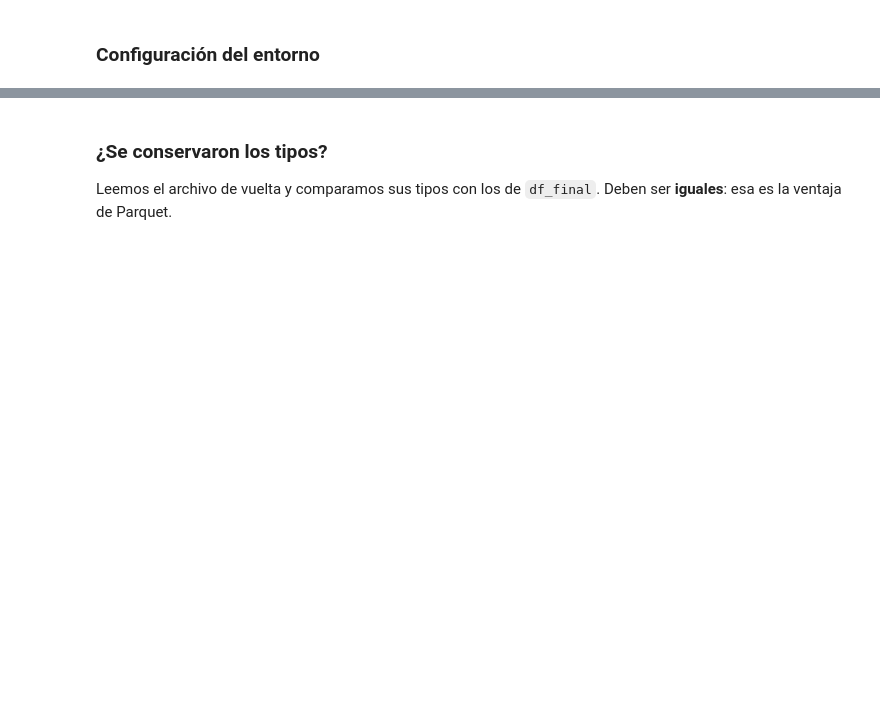
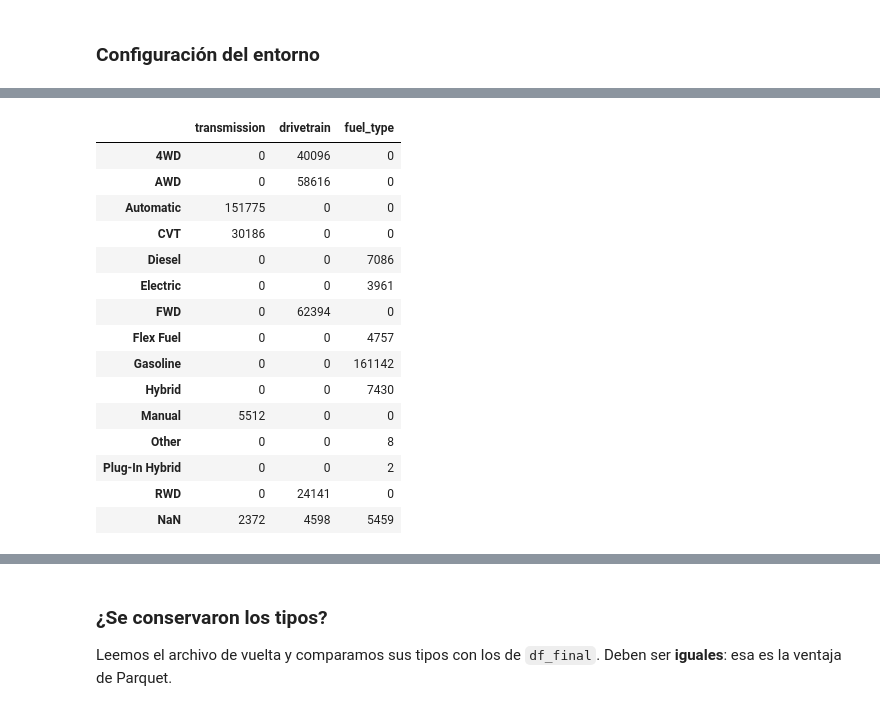
Before and after one commit to luispardave/ING_BD_ProjectF, a Jupyter notebook: Codigos/TRANSFORMACION.ipynb, the cells around one changed output, grey strips where cells are left out. Drawn from its saved outputs; the diff is of its cells as text; code cells hidden in the pictures; blank space fills up the shorter version.

```diff
--- a/Codigos/TRANSFORMACION.ipynb
+++ b/Codigos/TRANSFORMACION.ipynb
@@ -495,0 +410,20 @@ registrar('3.9', 'Metadatos de transformación y orden de columnas', len(df_fina
+# %%
+# ── 3.4 Rangos ─────────────────────────────────────────────────────────────
+
+antes = len(df)
+df = df[df['price'].between(PRECIO_MIN, PRECIO_MAX)]
+registrar('3.4a', f'Eliminar precio fuera de [${PRECIO_MIN:,}, ${PRECIO_MAX:,}]',
+          'Precios simbólicos, errores y superdeportivos distorsionan el modelo y no son autos que valúe el usuario',
+          antes, len(df), antes - len(df))
+
+antes = len(df)
+df = df[df['year'].between(ANIO_MIN, ANIO_MAX)]
+registrar('3.4b', f'Eliminar año fuera de [{ANIO_MIN}, {ANIO_MAX}]',
+          'Los clásicos se aprecian con la edad: siguen otra lógica de precio que confundiría al modelo',
+          antes, len(df), antes - len(df))
+
+antes = len(df)
+df = df[df['mileage'].between(MILLAJE_MIN, MILLAJE_MAX)]
+registrar('3.4c', f'Eliminar millaje fuera de [{MILLAJE_MIN}, {MILLAJE_MAX:,}]',
+          'Valores de relleno (999,999) que no son un millaje real',
+          antes, len(df), antes - len(df))
@@ -495,0 +447,52 @@ registrar('3.9', 'Metadatos de transformación y orden de columnas', len(df_fina
+# %%
+# ── 3.5 Reglas de estandarización ──────────────────────────────────────────
+
+def estandarizar_transmision(x):
+    if pd.isna(x): return np.nan
+    t = x.lower()
+    if 'cvt' in t or 'ivt' in t or 'variable' in t:               return 'CVT'
+    if 'manual' in t or 'm/t' in t or t == 'm':                   return 'Manual'
+    if any(p in t for p in ['auto', 'a/t', 'speed', 'dual', 'dct', 'pdk', 'shiftronic', 'select']) or t == 'a':
+        return 'Automatic'
+    return np.nan                                                 # 'Not Specified', 'AWD', 'Other'…
+
+
+def estandarizar_traccion(x):
+    if pd.isna(x): return np.nan
+    t = x.lower()
+    if t.startswith('engine'):                                    return np.nan   # el texto del motor quedó aquí por error
+    if 'front' in t or t == 'fwd':                                return 'FWD'
+    if 'rear' in t or t == 'rwd':                                 return 'RWD'
+    if 'all' in t or t == 'awd':                                  return 'AWD'
+    if 'four' in t or t in ('4wd', '4x4'):                        return '4WD'
+    return np.nan                                                 # 'Unknown', '2WD', '4x2'
+
+
+def estandarizar_combustible(x):
+    if pd.isna(x): return np.nan
+    t = x.lower()
+    if 'plug-in' in t:                                            return 'Plug-In Hybrid'
+    if 'hybrid' in t:                                             return 'Hybrid'
+    if 'diesel' in t:                                             return 'Diesel'
+    if 'e85' in t or 'flex' in t:                                 return 'Flex Fuel'
+    if 'electric' in t:                                           return 'Electric'
+    if 'gasoline' in t or 'unleaded' in t or t == 'g':            return 'Gasoline'
+    if 'natural gas' in t or 'gaseous' in t:                      return 'Other'
+    return np.nan                                                 # 'B', 'Unspecified', 'Other'
+
+
+reglas = {'transmission': estandarizar_transmision,
+          'drivetrain'  : estandarizar_traccion,
+          'fuel_type'   : estandarizar_combustible}
+
+for col, regla in reglas.items():
+    original = df[col]
+    df[col]  = original.map(regla)
+    sin_reconocer = (original.notna() & df[col].isna()).sum()
+    registrar('3.5', f'Estandarizar {col}: {original.nunique():,} variantes → {df[col].nunique()} categorías '
+                     f'({sin_reconocer:,} valores no reconocibles → nulo)',
+              'Pocas categorías consistentes: el modelo las codifica bien y el tablero las usa como filtro',
+              len(df), len(df), (original.fillna('') != df[col].fillna('')).sum())
+
+pd.DataFrame({c: df[c].value_counts(dropna=False) for c in reglas}).fillna(0).astype(int)
+# %% [output]
@@ -495,0 +505,16 @@ registrar('3.9', 'Metadatos de transformación y orden de columnas', len(df_fina
+|  | transmission | drivetrain | fuel_type |
+| 4WD | 0 | 40096 | 0 |
+| AWD | 0 | 58616 | 0 |
+| Automatic | 151775 | 0 | 0 |
+| CVT | 30186 | 0 | 0 |
+| Diesel | 0 | 0 | 7086 |
+| Electric | 0 | 0 | 3961 |
+| FWD | 0 | 62394 | 0 |
+| Flex Fuel | 0 | 0 | 4757 |
+| Gasoline | 0 | 0 | 161142 |
+| Hybrid | 0 | 0 | 7430 |
+| Manual | 5512 | 0 | 0 |
+| Other | 0 | 0 | 8 |
+| Plug-In Hybrid | 0 | 0 | 2 |
+| RWD | 0 | 24141 | 0 |
+| NaN | 2372 | 4598 | 5459 |
```
Also changed, not shown: parts of 108 cells of this notebook, 7 other files.
